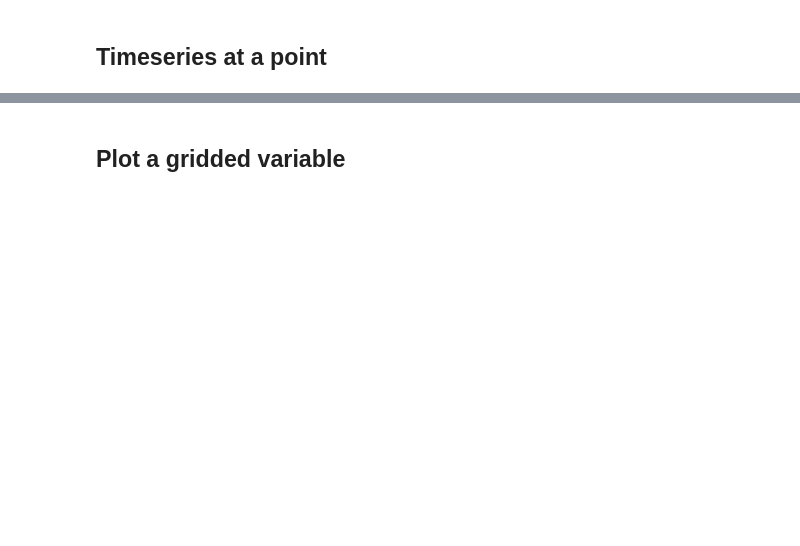
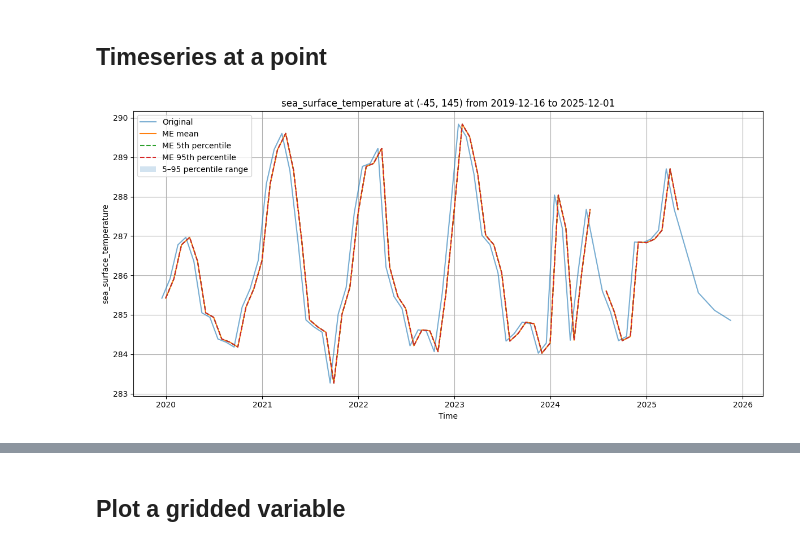
Before and after one commit to aodn/aodn_cloud_optimised, a Jupyter notebook: notebooks/satellite_ghrsst_l3s_1month_daynighttime_multi_sensor_southernocean.ipynb, the cells around one changed output, grey strips where cells are left out. Drawn from its saved outputs; the diff is of its cells as text; code cells hidden in the pictures; blank space fills up the shorter version.

```diff
--- a/notebooks/satellite_ghrsst_l3s_1month_daynighttime_multi_sensor_southernocean.ipynb
+++ b/notebooks/satellite_ghrsst_l3s_1month_daynighttime_multi_sensor_southernocean.ipynb
@@ -66,10 +73,12 @@ aodn_dataset.plot_time_coverage()
 ## Timeseries at a point
 # %%
 %%time
-time_series_df = aodn_dataset.get_timeseries_data(var_name='analysed_sst',
-                                                  lat=-40,
-                                                  lon=130,
-                                                  date_start='2007-12-01',
-                                                  date_end='2009-12-31',
-                                                  lon_name_override="longitude",
-                                                  lat_name_override="latitude").plot_timeseries()
+time_series_df = aodn_dataset.get_timeseries_data(var_name='sea_surface_temperature',
+                                                  lat=-45,
+                                                  lon=145,
+                                                  date_start='2019-12-16',
+                                                  date_end='2025-12-01',
+                                                  lon_name_override="lon",
+                                                  lat_name_override="lat").plot_timeseries()
+# %% [output]
+[figure, added]
```
Also changed, not shown: parts of 7 cells of this notebook, 1 other file.
